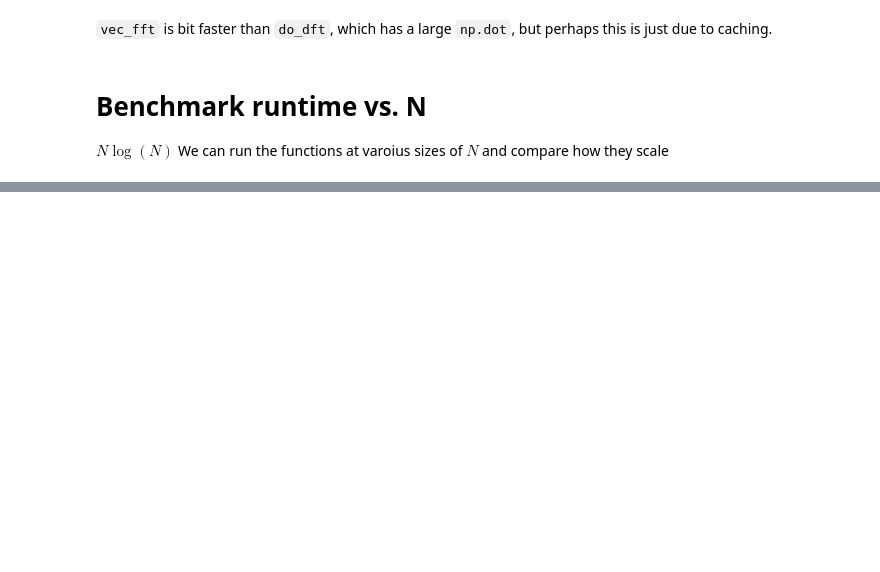
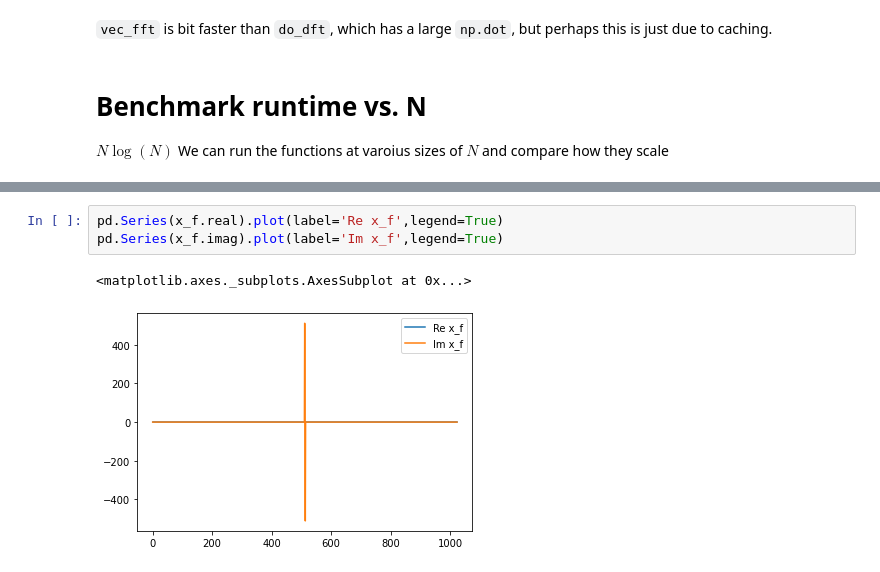
Before and after one commit to geoffwoollard/learn_cryoem_math, a Jupyter notebook: nb/fft.ipynb, the cells around one changed output, grey strips where cells are left out. Drawn from its saved outputs; the diff is of its cells as text; blank space fills up the shorter version.

```diff
--- a/nb/fft.ipynb
+++ b/nb/fft.ipynb
@@ -168,0 +251,6 @@ df.plot(x='N',y=['np.fft.fft','do_dft','vec_fft'])
+# %%
+pd.Series(x_f.real).plot(label='Re x_f',legend=True)
+pd.Series(x_f.imag).plot(label='Im x_f',legend=True)
+# %% [output]
+<matplotlib.axes._subplots.AxesSubplot at 0x...>
+[figure, added]
```
Also changed, not shown: parts of 17 cells of this notebook.
